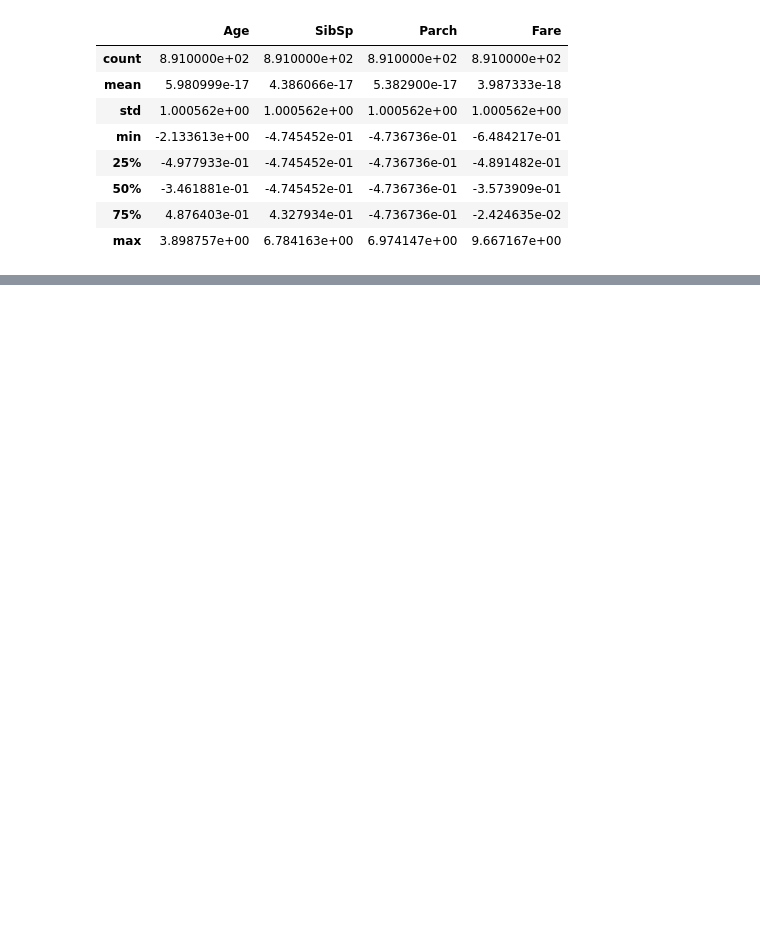
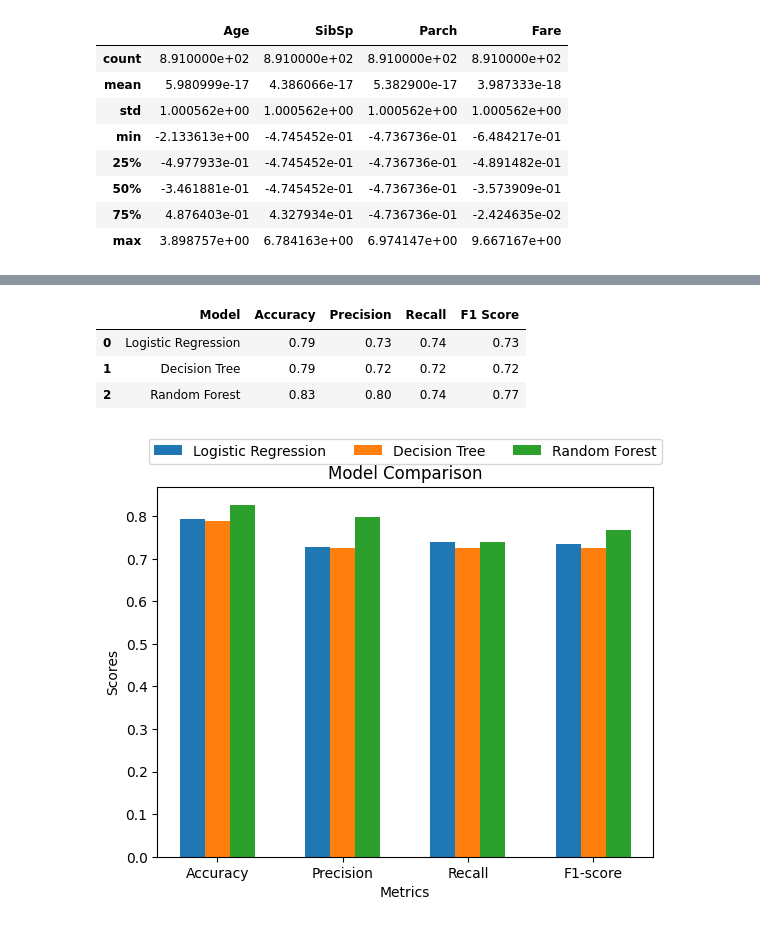
Before and after one commit to Ahny678/TITANIC-MODEL-CLASSIFIER, a Jupyter notebook: Titanic Prediction Model.ipynb, the cells around one changed output, grey strips where cells are left out. Saved outputs shown, nothing was run; the diff lists cells and outputs as text; code cells hidden in the pictures; blank space fills up the shorter version.

```diff
--- a/Titanic Prediction Model.ipynb
+++ b/Titanic Prediction Model.ipynb
@@ -143,0 +184,2 @@ df.to_csv('/content/drive/MyDrive/cleaned-titanic.csv')
+# %%
+dataset=df_encoded.copy()
@@ -143,0 +241,5 @@ df.to_csv('/content/drive/MyDrive/cleaned-titanic.csv')
+# %%
+# Predict on the test set
+y_pred_logreg = log_reg.predict(X_test)
+y_pred_tree = decision_tree.predict(X_test)
+y_pred_rf = random_forest.predict(X_test)
@@ -143,0 +257,17 @@ df.to_csv('/content/drive/MyDrive/cleaned-titanic.csv')
+# %%
+from sklearn.metrics import precision_score, recall_score, f1_score
+
+# Precision, Recall, and F1 for Logistic Regression
+logreg_precision = precision_score(y_test, y_pred_logreg)
+logreg_recall = recall_score(y_test, y_pred_logreg)
+logreg_f1 = f1_score(y_test, y_pred_logreg)
+
+# Precision, Recall, and F1 for Decision Tree
+dt_precision = precision_score(y_test, y_pred_tree)
+dt_recall = recall_score(y_test, y_pred_tree)
+dt_f1 = f1_score(y_test, y_pred_tree)
+
+# Precision, Recall, and F1 for Random Forest
+rf_precision = precision_score(y_test, y_pred_rf)
+rf_recall = recall_score(y_test, y_pred_rf)
+rf_f1 = f1_score(y_test, y_pred_rf)
@@ -143,0 +283,32 @@ df.to_csv('/content/drive/MyDrive/cleaned-titanic.csv')
+# %%
+
+metrics_df = metrics_df.round(2)
+metrics_df
+# %% [output]
+|  | Model | Accuracy | Precision | Recall | F1 Score |
+| 0 | Logistic Regression | 0.79 | 0.73 | 0.74 | 0.73 |
+| 1 | Decision Tree | 0.79 | 0.72 | 0.72 | 0.72 |
+| 2 | Random Forest | 0.83 | 0.80 | 0.74 | 0.77 |
+# %%
+import numpy as np
+# Data for plotting
+metrics = ['Accuracy', 'Precision', 'Recall', 'F1-score']
+logreg_scores = [logreg_acc, logreg_precision, logreg_recall, logreg_f1]
+dt_scores = [dt_acc, dt_precision, dt_recall, dt_f1]
+rf_scores = [rf_acc, rf_precision, rf_recall, rf_f1]
+
+index = np.arange(len(metrics))
+bar_width = 0.2
+
+plt.bar(index, logreg_scores, bar_width, label='Logistic Regression')
+plt.bar(index + bar_width, dt_scores, bar_width, label='Decision Tree')
+plt.bar(index + 2*bar_width, rf_scores, bar_width, label='Random Forest')
+
+plt.xlabel('Metrics')
+plt.ylabel('Scores')
+plt.title('Model Comparison')
+plt.xticks(index + bar_width, metrics)
+plt.legend(loc='upper center', bbox_to_anchor=(0.5, 1.15), ncol=3)
+plt.show()
+# %% [output]
+[figure, added]
```
Also changed, not shown: parts of 27 cells of this notebook.
